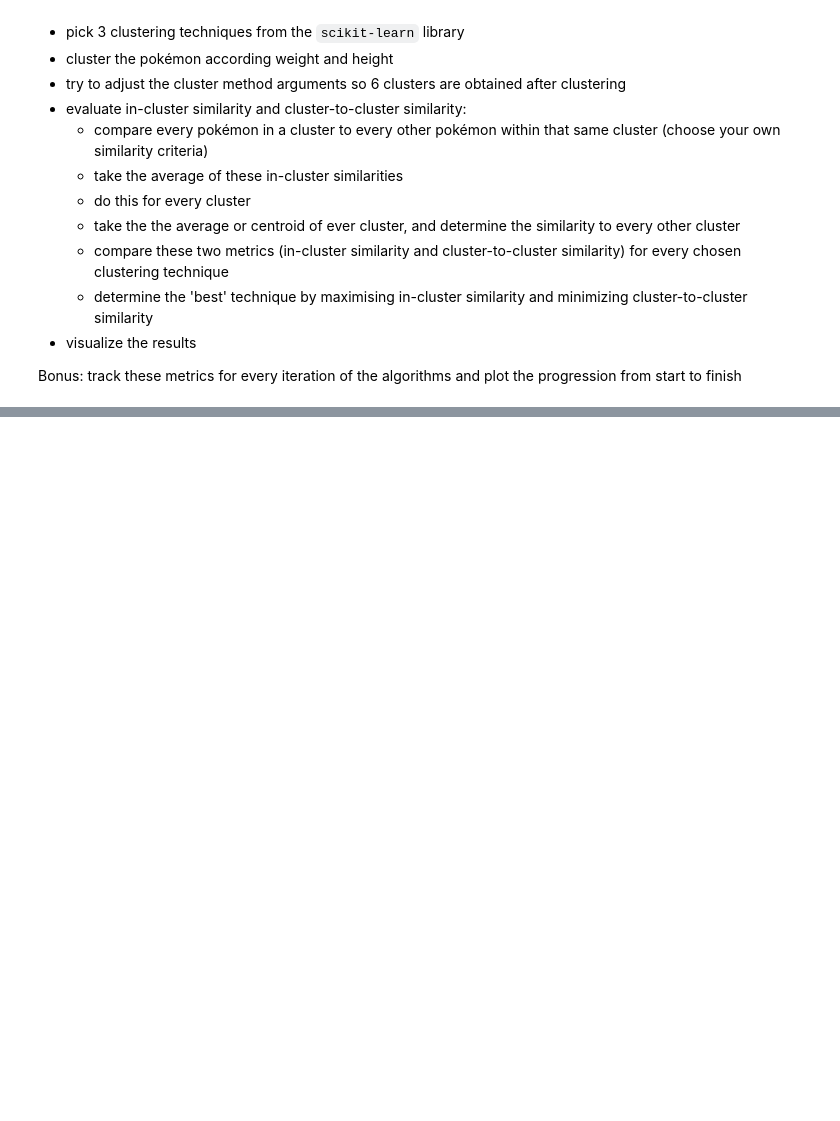
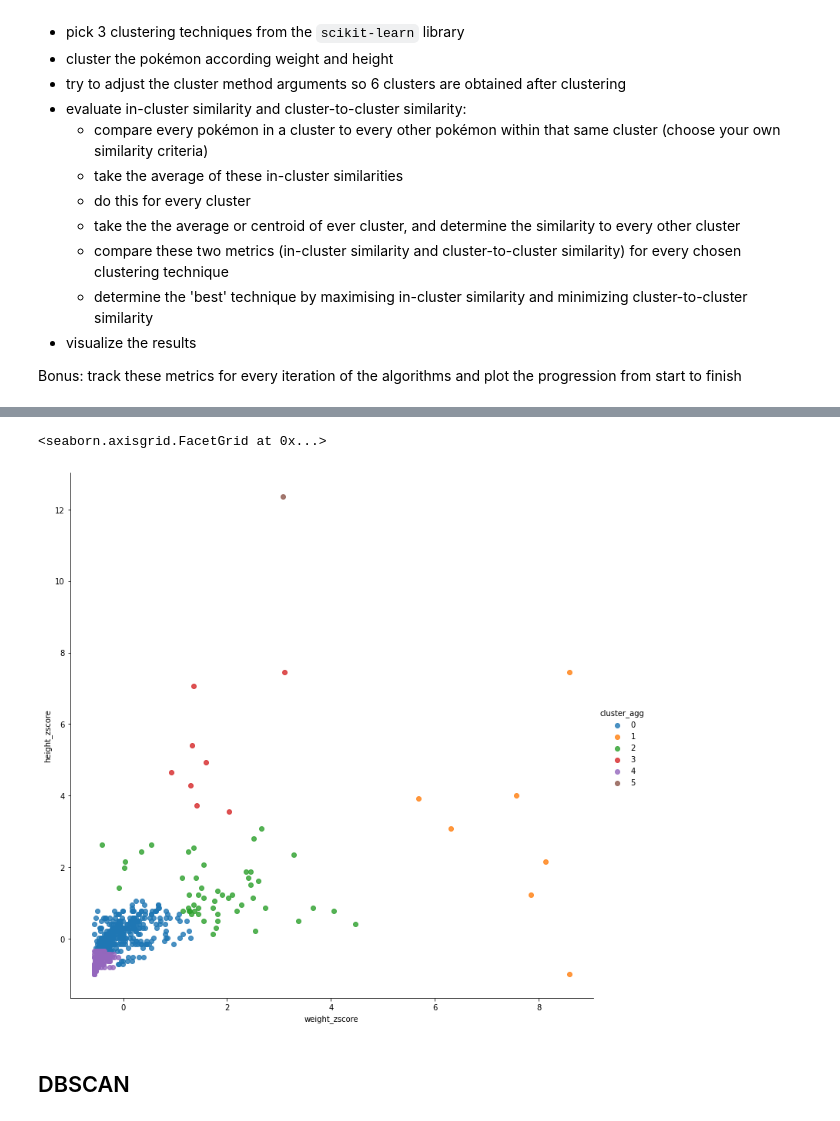
Before and after one commit to maryelo/Clustering-drills, a Jupyter notebook: 2.clustering_drills.ipynb, the cells around one changed output, grey strips where cells are left out. Cells and saved outputs as stored; diff of their text form; code cells hidden in the pictures; blank space fills up the shorter version.

```diff
--- a/2.clustering_drills.ipynb
+++ b/2.clustering_drills.ipynb
@@ -641,7 +634,9 @@ plt.show()
 # %%
 from sklearn.cluster import AgglomerativeClustering
-hc = AgglomerativeClustering(n_clusters = 6, affinity = 'euclidean', linkage = 'ward')
-y_hc = hc.fit_predict(pokemon_metrics)
 
-print(y_hc)
+agg = AgglomerativeClustering(n_clusters=6, linkage='ward')
+
+agg2 = agg.fit_predict(pokemon_dum_stadardized)
+
+print(agg2)
 # %% [output]
@@ -664,0 +660,4 @@ print(y_hc)
+# %%
+cluster_labels = pd.Series(agg.labels_, name='cluster_agg')
+pokemon_dum_stadardized_2 = pokemon_dum_stadardized.join(cluster_labels.to_frame())
+pokemon_dum_stadardized_2
@@ -664,0 +678,9 @@ print(y_hc)
+# %%
+sns.lmplot(x='weight_zscore', y='height_zscore',  height=10, data=pokemon_dum_stadardized_2
+           ,
+           fit_reg=False, hue='cluster_agg')
+# %% [output]
+<seaborn.axisgrid.FacetGrid at 0x...>
+[figure, added]
+# %% [markdown]
+## DBSCAN
```
Also changed, not shown: parts of 15 cells of this notebook.
